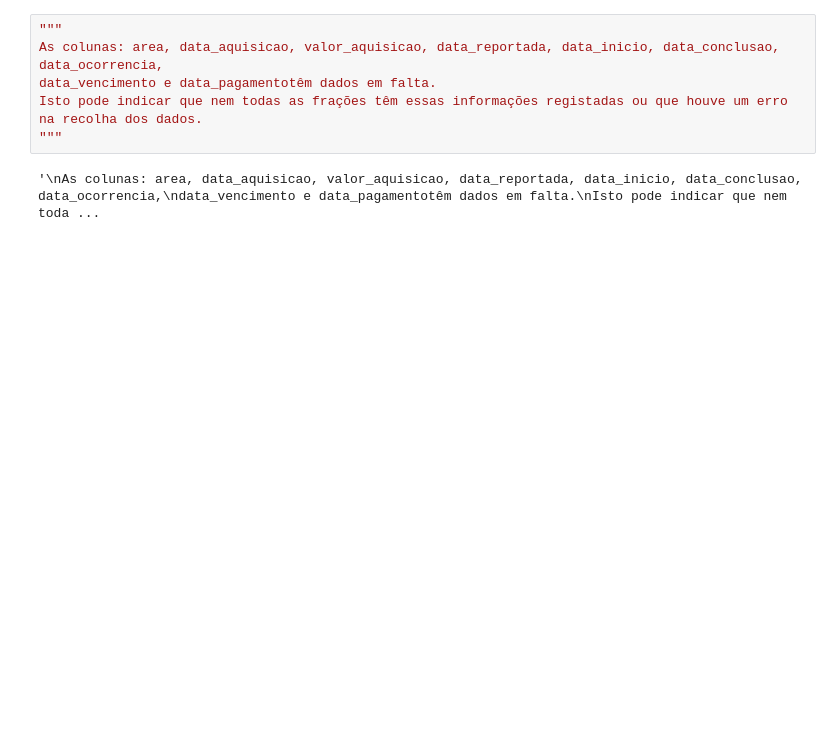
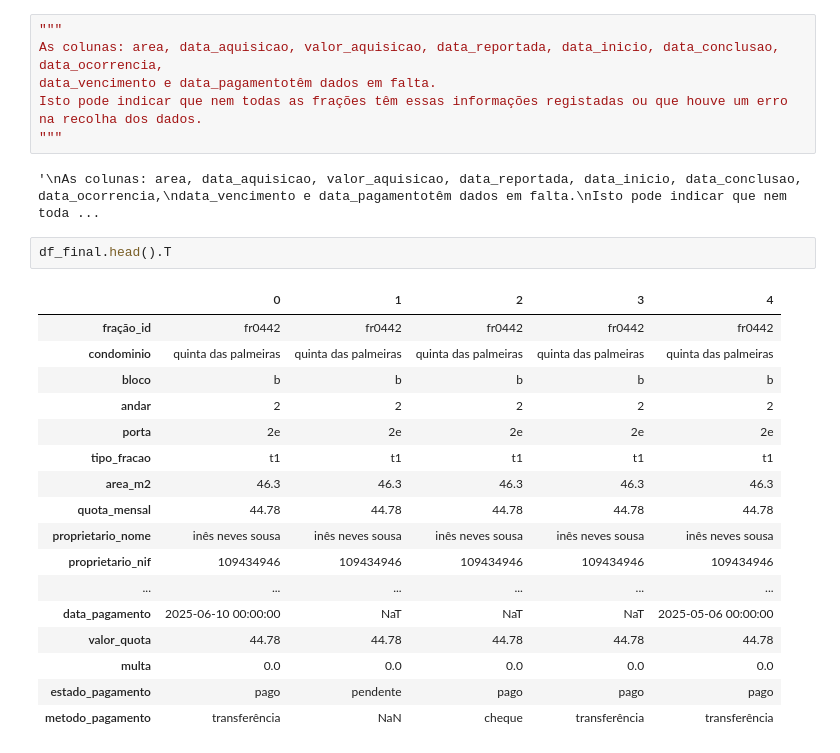
Before and after one commit to andrezenhaf3/GRUPO_1_IA, a Jupyter notebook: pl01_grupo1.ipynb, the cells around one changed output. Saved outputs shown, nothing was run; the diff lists cells and outputs as text; blank space fills up the shorter version.

```diff
--- a/pl01_grupo1.ipynb
+++ b/pl01_grupo1.ipynb
@@ -1295,3 +1408,23 @@ Isto pode indicar que nem todas as frações têm essas informações registadas
 """
 # %% [output]
 '\nAs colunas: area, data_aquisicao, valor_aquisicao, data_reportada, data_inicio, data_conclusao, data_ocorrencia,\ndata_vencimento e data_pagamentotêm dados em falta.\nIsto pode indicar que nem toda ...
+# %%
+df_final.head().T
+# %% [output]
+|  | 0 | 1 | 2 | 3 | 4 |
+| fração_id | fr0442 | fr0442 | fr0442 | fr0442 | fr0442 |
+| condominio | quinta das palmeiras | quinta das palmeiras | quinta das palmeiras | quinta das palmeiras | quinta das palmeiras |
+| bloco | b | b | b | b | b |
+| andar | 2 | 2 | 2 | 2 | 2 |
+| porta | 2e | 2e | 2e | 2e | 2e |
+| tipo_fracao | t1 | t1 | t1 | t1 | t1 |
+| area_m2 | 46.3 | 46.3 | 46.3 | 46.3 | 46.3 |
+| quota_mensal | 44.78 | 44.78 | 44.78 | 44.78 | 44.78 |
+| proprietario_nome | inês neves sousa | inês neves sousa | inês neves sousa | inês neves sousa | inês neves sousa |
+| proprietario_nif | 109434946 | 109434946 | 109434946 | 109434946 | 109434946 |
+| ... | ... | ... | ... | ... | ... |
+| data_pagamento | 2025-06-10 00:00:00 | NaT | NaT | NaT | 2025-05-06 00:00:00 |
+| valor_quota | 44.78 | 44.78 | 44.78 | 44.78 | 44.78 |
+| multa | 0.0 | 0.0 | 0.0 | 0.0 | 0.0 |
+| estado_pagamento | pago | pendente | pago | pago | pago |
+| metodo_pagamento | transferência | NaN | cheque | transferência | transferência |
```
Also changed, not shown: parts of 18 cells of this notebook.
